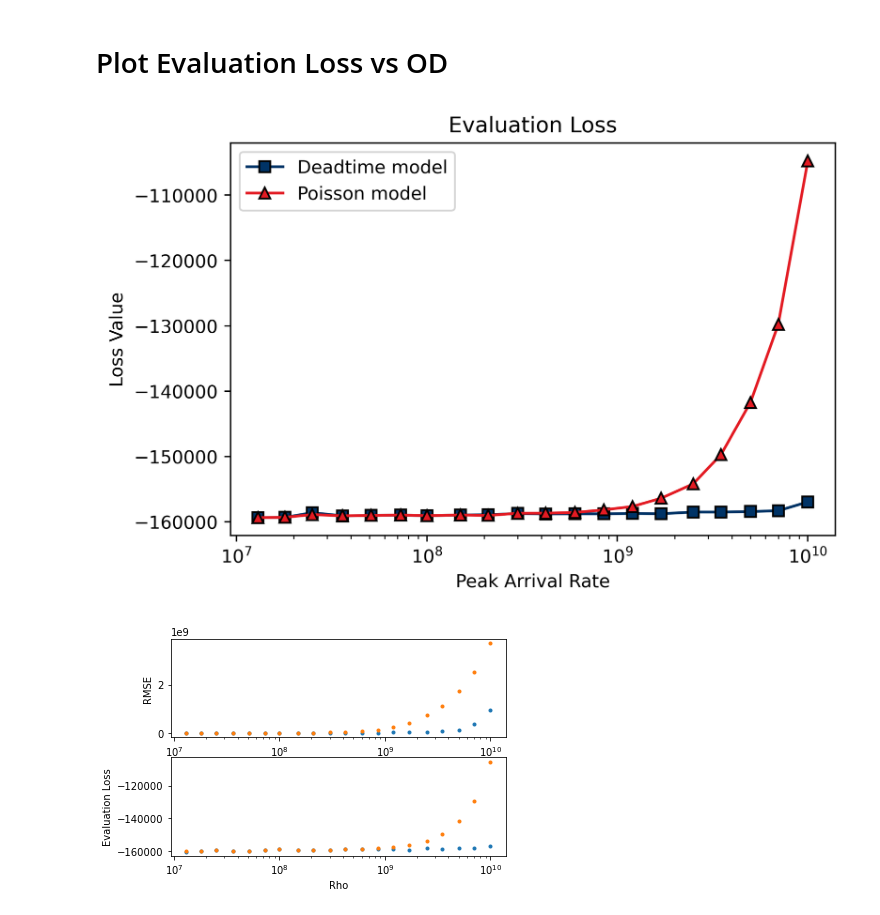
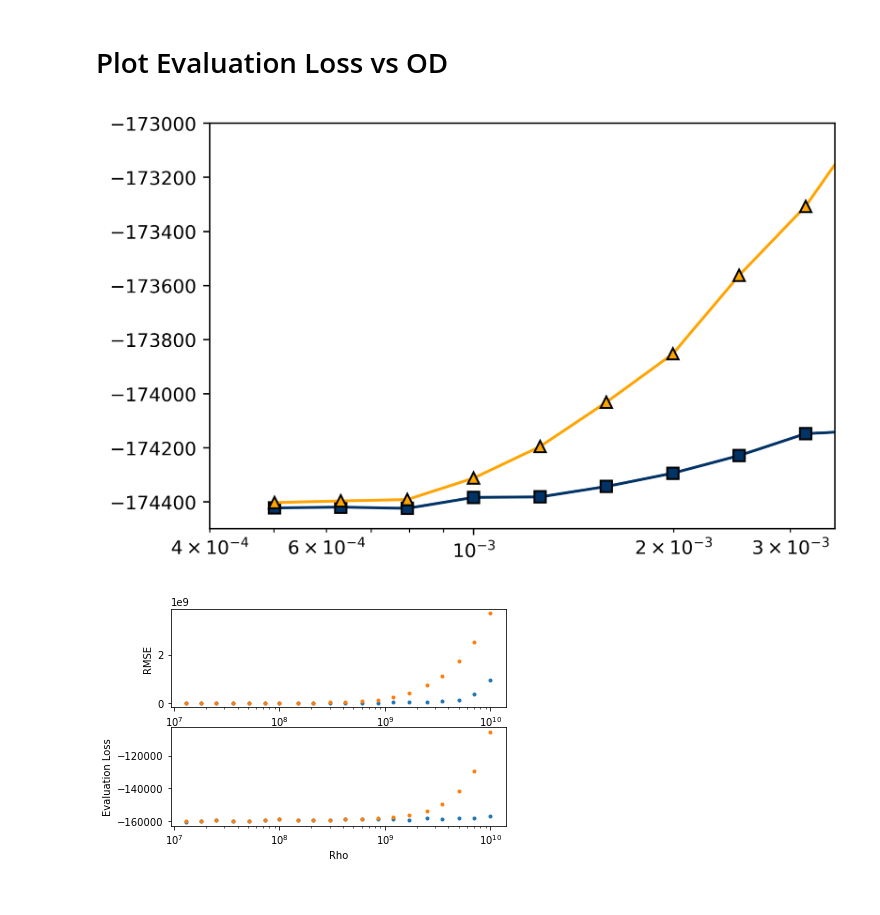
Before and after one commit to gkirchhoff32/ARSENL_backscatter_experiments, a Jupyter notebook: scripts/plot_eval_loss.ipynb, the cells around one changed output. Drawn from its saved outputs; the diff is of its cells as text; code cells hidden in the pictures.

Commit message:
adjusted plots and whatnot for poster

```diff
--- a/scripts/plot_eval_loss.ipynb
+++ b/scripts/plot_eval_loss.ipynb
@@ -11,13 +11,13 @@ import matplotlib as mpl
 
 mpl.rcParams.update({"figure.facecolor": "white"})
 # %%
-use_sim_data = True
+use_sim_data = False
 use_rmse = False
 # %%
 home = str(Path.home())
 load_dir = home + r'\OneDrive - UCB-O365\ARSENL\Experiments\SPCM\evaluation_loss'
-df_dtime = pd.read_csv(load_dir + r'/eval_loss_dtimeTrue_Rho1.0E+06-1.0E+10_order7-19_shots1.00E+05_use_final_True.csv')
-df_pois = pd.read_csv(load_dir + r'/eval_loss_dtimeFalse_Rho1.0E+06-1.0E+10_order7-19_shots1.00E+05_use_final_True.csv')
+df_dtime = pd.read_csv(load_dir + r'/eval_loss_dtimeTrue_OD1.7E+00-3.4E+00_order7-19_shots1.00E+05_use_final_True.csv')
+df_pois = pd.read_csv(load_dir + r'/eval_loss_dtimeFalse_OD1.7E+00-3.4E+00_order7-19_shots1.00E+05_use_final_True.csv')
 
 if use_sim_data:
     df_dtime_fit = pd.read_csv(load_dir + r'/eval_loss_dtimeTrue_Rho1.0E+06-1.0E+10_order5-21_shots1.00E+06_best_fit.csv')
@@ -79,52 +79,59 @@ else:
 # Plot Evaluation Loss vs OD
 # %%
 if use_sim_data:
-    if not use_rmse:
-        sort_idx = np.argsort(rho_dtime.to_numpy())
+    sort_idx = np.argsort(rho_dtime.to_numpy())
+    rho_dtime = rho_dtime[sort_idx]
+    rho_pois = rho_pois[sort_idx]
+    if use_rmse:
+        RMSE_dtime_lst = RMSE_dtime_lst[sort_idx]
+        RMSE_pois_lst = RMSE_pois_lst[sort_idx]
+    else:
         eval_loss_dtime = eval_loss_dtime[sort_idx]
         eval_loss_pois = eval_loss_pois[sort_idx]
-        rho_dtime = rho_dtime[sort_idx]
-        rho_pois = rho_pois[sort_idx]
 # %%
 fig = plt.figure(dpi=400)
 ax = fig.add_subplot(111)
 if use_sim_data:
     if use_rmse:
-        ax.plot(rho_dtime, RMSE_dtime_lst, 's', color='#003366', markeredgecolor='black', label='Deadtime model')
-        ax.plot(rho_pois, RMSE_pois_lst, '^', color='#E31B23', markeredgecolor='black', label='Poisson model')
+        ax.plot(rho_dtime.to_numpy(), RMSE_dtime_lst, 's-', color='#003366', markeredgecolor='black', label='Deadtime model')
+        ax.plot(rho_pois.to_numpy(), RMSE_pois_lst, '^-', color='orange', markeredgecolor='black', label='Poisson model')
         ax.set_ylabel('RMSE')
-        ax.set_yscale('log')
+#         ax.set_yscale('log')
+        ax.set_title('Simulated RMSE')
         plt.legend()
     else:
         ax.plot(rho_dtime, eval_loss_dtime, 's-', color='#003366', markeredgecolor='black', label='Deadtime model')
-        ax.plot(rho_pois, eval_loss_pois, '^-', color='#E31B23', markeredgecolor='black', label='Poisson model')
+        ax.plot(rho_pois, eval_loss_pois, '^-', color='orange', markeredgecolor='black', label='Poisson model')
 #         ax.plot(rho_pois, eval_loss_pois - eval_loss_dtime, '.')
-        ax.set_ylabel('Loss Value')
-        ax.set_title('Evaluation Loss')
+        ax.set_ylabel('Evaluation Loss')
+        ax.set_title('Simulated Evaluation Loss')
         plt.legend()
     ax.set_xlabel('Peak Arrival Rate')
 else:
     transmit_factor = 10**(-OD)
     atten_factor = 1-transmit_factor
 
     skip_num = 0
     ax.plot(transmit_factor[skip_num:], eval_loss_dtime[skip_num:], 's-', color='#003366', markeredgecolor='black', label='Deadtime model')
-    ax.plot(transmit_factor[skip_num:], eval_loss_pois[skip_num:], '^-', color='#E31B23', markeredgecolor='black', label='Poisson model')
-    ax.set_xlabel('Optical Transmission')
-    ax.set_ylabel('Evaluation Loss')
-    plt.legend()
+    ax.plot(transmit_factor[skip_num:], eval_loss_pois[skip_num:], '^-', color='orange', markeredgecolor='black', label='Poisson model')
+#     ax.set_xlabel('Optical Transmission')
+#     ax.set_ylabel('Evaluation Loss')
+#     ax.set_title('Measurement Evaluation Loss')
+#     plt.legend()
 
 plt.xscale('log')
+plt.xlim([4e-4, 3.5e-3])
+plt.ylim([-174500, -173000])
 # plt.xlim([10**7, 10**9])
 # plt.ylim([-160000, -159000])
 
 
 save_dir = home + r'/Downloads'
 save_plt_file = r'/eval_loss_comparison.png'
 fig.savefig(save_dir + save_plt_file)
 plt.show()
 # %% [output]
-[figure, old version]
+[figure, new version]
 # %%
 plt.plot(RMSE_dtime_lst, eval_loss_dtime, '.', label='deadtime')
 # plt.plot(RMSE_pois_lst, eval_loss_pois, '.', label='poisson')
```
Also changed, not shown: 3 other files.
